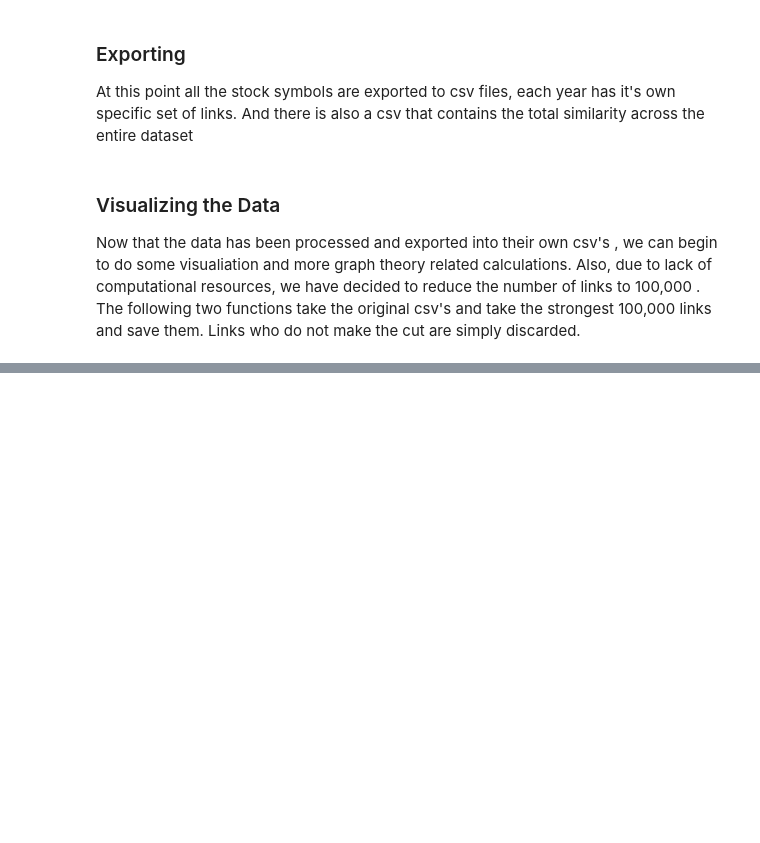
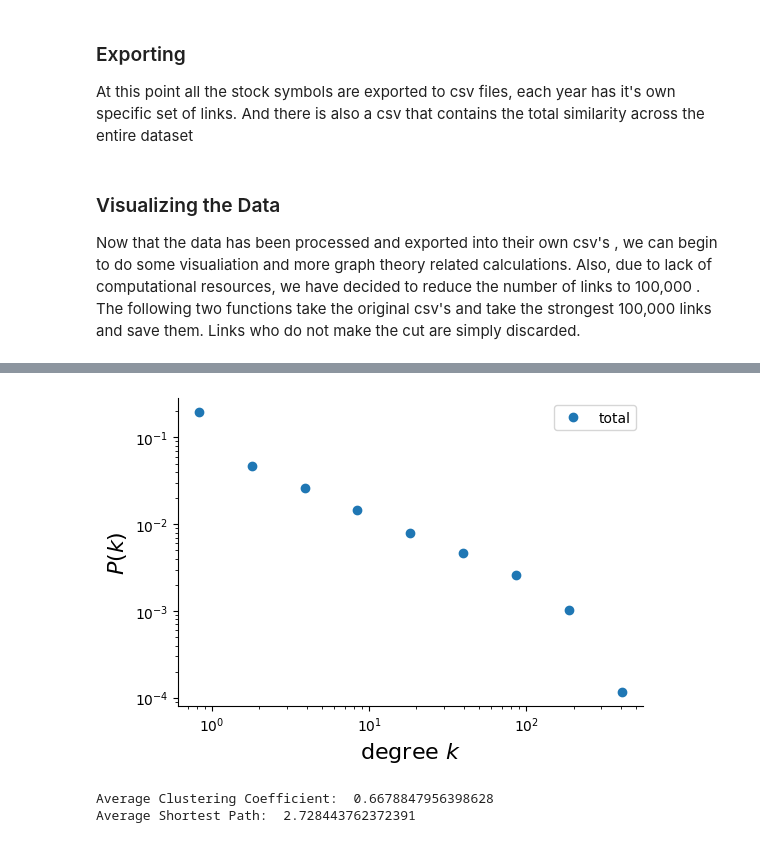
Before and after one commit to deliarm/672_final, a Jupyter notebook: main.ipynb, the cells around one changed output, grey strips where cells are left out. Saved outputs shown, nothing was run; the diff lists cells and outputs as text; code cells hidden in the pictures; blank space fills up the shorter version.

```diff
--- a/main.ipynb
+++ b/main.ipynb
@@ -272,0 +225,4 @@ n.ShortPathPlot(short_path_ER,d)
+# %%
+PlotGraphDegDistribution(Total_Graph)               #for ploting total graph degree distribution
+# %% [output]
+[figure, added]
@@ -272,0 +235,7 @@ n.ShortPathPlot(short_path_ER,d)
+# %%
+C,d = n.CalculateStats()
+print("Average Clustering Coefficient: ", C)
+print("Average Shortest Path: ", d)
+# %% [output]
+Average Clustering Coefficient:  0.6678847956398628
+Average Shortest Path:  2.728443762372391
```
Also changed, not shown: parts of 21 cells of this notebook, 3 other files.
